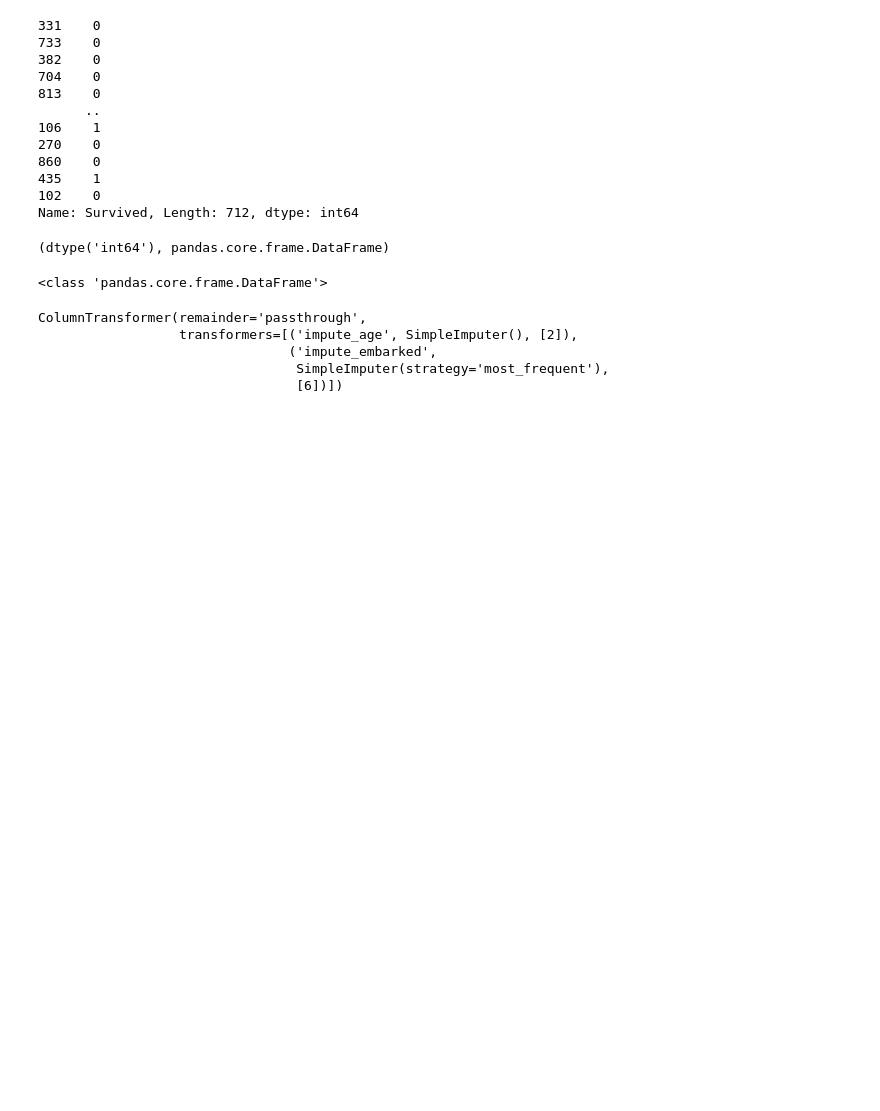
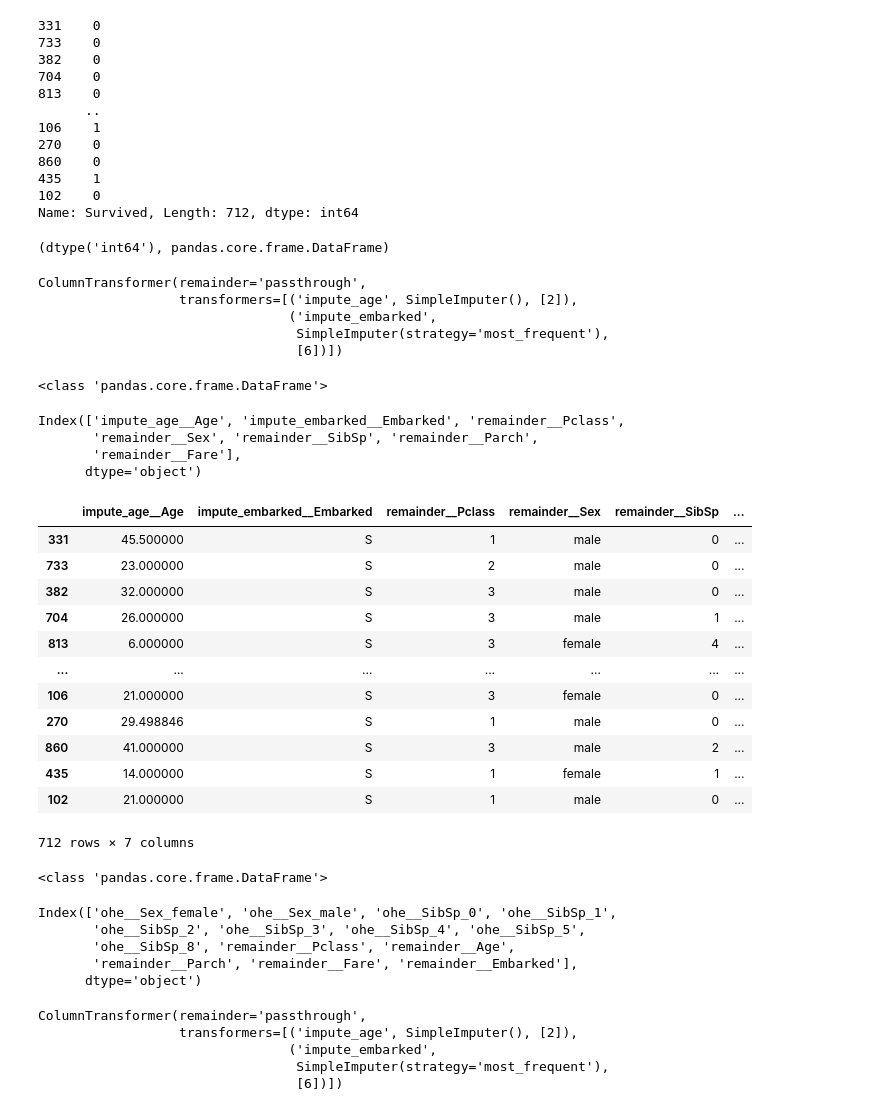
Before and after one commit to varshasharma01/100DaysOfML, a Jupyter notebook: ML6_Pipelines/using_pipeline.ipynb, the cells around one changed output. Cells and saved outputs as stored; diff of their text form; code cells hidden in the pictures; blank space fills up the shorter version.

```diff
--- a/ML6_Pipelines/using_pipeline.ipynb
+++ b/ML6_Pipelines/using_pipeline.ipynb
@@ -97,11 +97,42 @@ transformer1 = ColumnTransformer([
     ('impute_embarked', SimpleImputer(strategy="most_frequent"), [6] )
     ], remainder='passthrough'
 )
+# %%
+transformer1
+# %% [output]
+ColumnTransformer(remainder='passthrough',
+                  transformers=[('impute_age', SimpleImputer(), [2]),
+                                ('impute_embarked',
+                                 SimpleImputer(strategy='most_frequent'),
+                                 [6])])
 # %%
 step1 = transformer1.fit_transform(X_train)
 print(type(step1))
 # %% [output]
 <class 'pandas.core.frame.DataFrame'>
+# %%
+step1.columns
+# %% [output]
+Index(['impute_age__Age', 'impute_embarked__Embarked', 'remainder__Pclass',
+       'remainder__Sex', 'remainder__SibSp', 'remainder__Parch',
+       'remainder__Fare'],
+      dtype='object')
+# %%
+step1
+# %% [output]
+|  | impute_age__Age | impute_embarked__Embarked | remainder__Pclass | remainder__Sex | remainder__SibSp | ... |
+| 331 | 45.500000 | S | 1 | male | 0 | ... |
+| 733 | 23.000000 | S | 2 | male | 0 | ... |
+| 382 | 32.000000 | S | 3 | male | 0 | ... |
+| 704 | 26.000000 | S | 3 | male | 1 | ... |
+| 813 | 6.000000 | S | 3 | female | 4 | ... |
+| ... | ... | ... | ... | ... | ... | ... |
+| 106 | 21.000000 | S | 3 | female | 0 | ... |
+| 270 | 29.498846 | S | 1 | male | 0 | ... |
+| 860 | 41.000000 | S | 3 | male | 2 | ... |
+| 435 | 14.000000 | S | 1 | female | 1 | ... |
+| 102 | 21.000000 | S | 1 | male | 0 | ... |
+712 rows × 7 columns
 # %%
 transformer2 = ColumnTransformer(
 [
@@ -111,8 +142,18 @@ transformer2 = ColumnTransformer(
 remainder='passthrough'
 )
 # %%
-# step2 = transformer2.fit_transform(X_train)
-# print(type(step2))
+step2 = transformer2.fit_transform(X_train)
+print(type(step2))
+# %% [output]
+<class 'pandas.core.frame.DataFrame'>
+# %%
+step2.columns
+# %% [output]
+Index(['ohe__Sex_female', 'ohe__Sex_male', 'ohe__SibSp_0', 'ohe__SibSp_1',
+       'ohe__SibSp_2', 'ohe__SibSp_3', 'ohe__SibSp_4', 'ohe__SibSp_5',
+       'ohe__SibSp_8', 'remainder__Pclass', 'remainder__Age',
+       'remainder__Parch', 'remainder__Fare', 'remainder__Embarked'],
+      dtype='object')
 # %%
 transformer1
 # %% [output]
```
Also changed, not shown: parts of 10 cells of this notebook.
